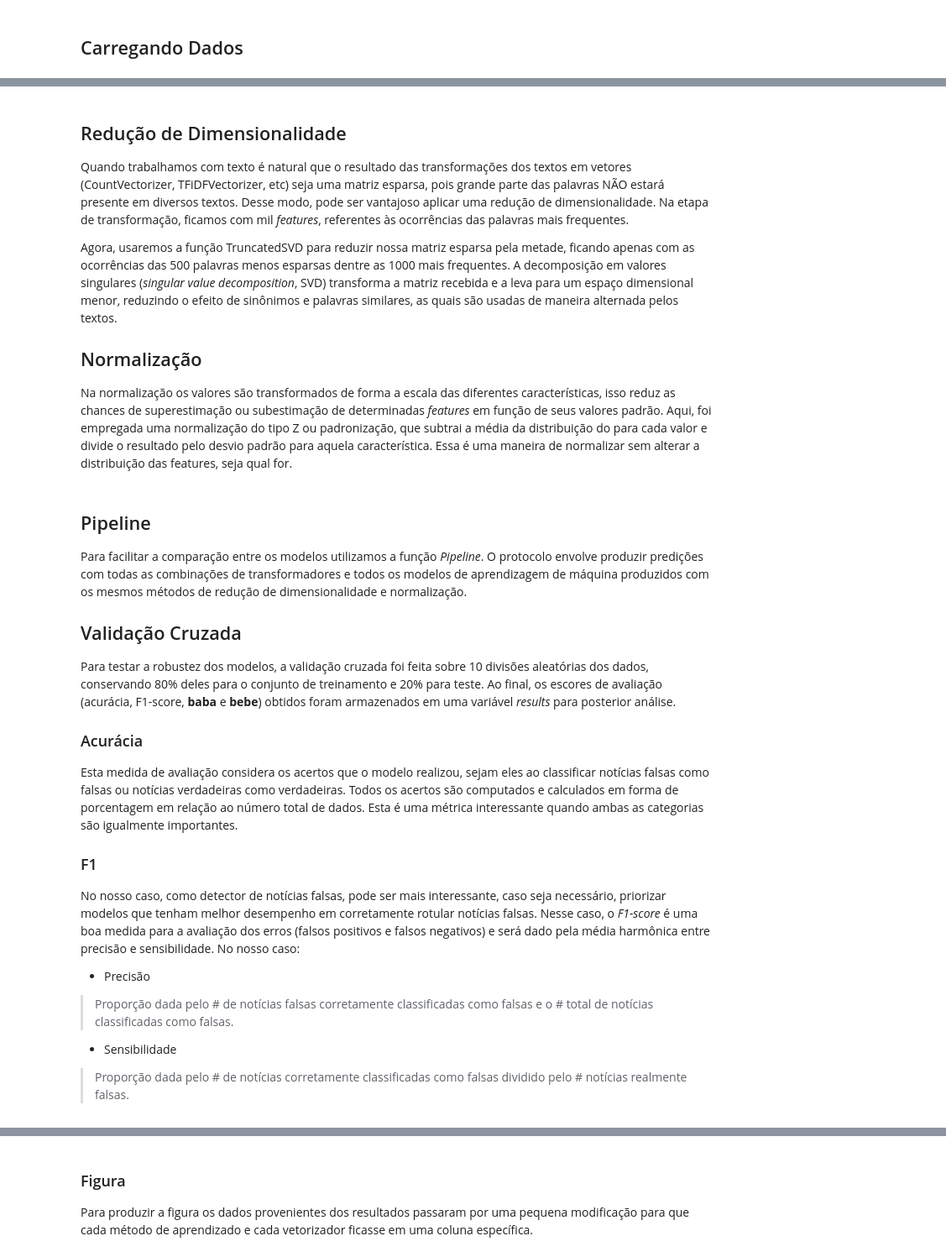
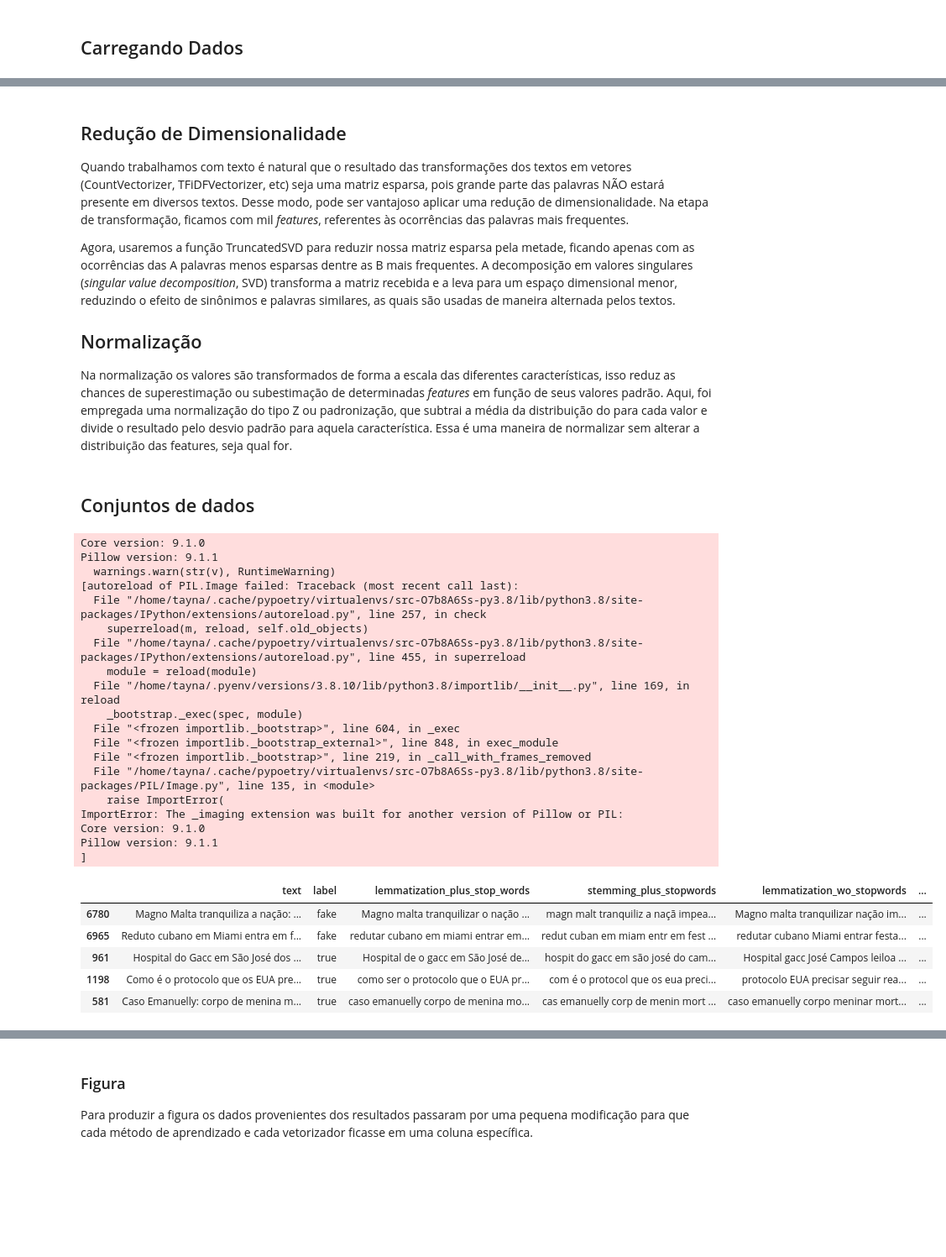
Before and after one commit to atlantico-academy/apura, a Jupyter notebook: notebooks/03 - Comparative Analysis.ipynb, the cells around one changed output, grey strips where cells are left out. Shown at 84% size. Drawn from its saved outputs; the diff is of its cells as text; code cells hidden in the pictures; blank space fills up the shorter version.

```diff
--- a/notebooks/03 - Comparative Analysis.ipynb
+++ b/notebooks/03 - Comparative Analysis.ipynb
@@ -158,7 +164,7 @@ models = list(models[i] for i in [0,2])
 
 Quando trabalhamos com texto é natural que o resultado das transformações dos textos em vetores (CountVectorizer, TFiDFVectorizer, etc) seja uma matriz esparsa, pois grande parte das palavras NÃO estará presente em diversos textos. Desse modo, pode ser vantajoso aplicar uma redução de dimensionalidade. Na etapa de transformação, ficamos com mil *features*, referentes às ocorrências das palavras mais frequentes.
 
-Agora, usaremos a função TruncatedSVD para reduzir nossa matriz esparsa pela metade, ficando apenas com as ocorrências das 500 palavras menos esparsas dentre as 1000 mais frequentes. A decomposição em valores singulares (*singular value decomposition*, SVD) transforma a matriz recebida e a leva para um espaço dimensional menor, reduzindo o efeito de sinônimos e palavras similares, as quais são usadas de maneira alternada pelos textos.
+Agora, usaremos a função TruncatedSVD para reduzir nossa matriz esparsa pela metade, ficando apenas com as ocorrências das A palavras menos esparsas dentre as B mais frequentes. A decomposição em valores singulares (*singular value decomposition*, SVD) transforma a matriz recebida e a leva para um espaço dimensional menor, reduzindo o efeito de sinônimos e palavras similares, as quais são usadas de maneira alternada pelos textos.
 
 ## Normalização
 
@@ -167,25 +173,33 @@ Na normalização os valores são transformados de forma a escala das diferentes
 pca = TruncatedSVD()
 scaler = StandardScaler()
 # %% [markdown]
-## Pipeline
-
-Para facilitar a comparação entre os modelos utilizamos a função *Pipeline*. O protocolo envolve produzir predições com todas as combinações de transformadores e todos os modelos de aprendizagem de máquina produzidos com os mesmos métodos de redução de dimensionalidade e normalização.
-
-## Validação Cruzada
-
-Para testar a robustez dos modelos, a validação cruzada foi feita sobre 10 divisões aleatórias dos dados, conservando 80% deles para o conjunto de treinamento e 20% para teste. Ao final, os escores de avaliação (acurácia, F1-score, **baba** e **bebe**) obtidos foram armazenados em uma variável *results* para posterior análise.
-
-### Acurácia
-
-Esta medida de avaliação considera os acertos que o modelo realizou, sejam eles ao classificar notícias falsas como falsas ou notícias verdadeiras como verdadeiras. Todos os acertos são computados e calculados em forma de porcentagem em relação ao número total de dados. Esta é uma métrica interessante quando ambas as categorias são igualmente importantes.
-
-### F1
-
-No nosso caso, como detector de notícias falsas, pode ser mais interessante, caso seja necessário, priorizar modelos que tenham melhor desempenho em corretamente rotular notícias falsas. Nesse caso, o *F1-score* é uma boa medida para a avaliação dos erros (falsos positivos e falsos negativos) e será dado pela média harmônica entre precisão e sensibilidade. No nosso caso:
-
-- Precisão
-> Proporção dada pelo # de notícias falsas corretamente classificadas como falsas e o # total de notícias classificadas como falsas.
-- Sensibilidade
-> Proporção dada pelo # de notícias corretamente classificadas como falsas dividido pelo # notícias realmente falsas.
+## Conjuntos de dados
 # %%
-df = pd.read_csv('../data/processed/textos_pre-processado.csv').sample(500)
+df = pd.read_csv('../data/processed/textos_pre-processados.csv')
+df.sample(5)
+# %% [output]
+Core version: 9.1.0
+Pillow version: 9.1.1
+  warnings.warn(str(v), RuntimeWarning)
+[autoreload of PIL.Image failed: Traceback (most recent call last):
+  File "/home/tayna/.cache/pypoetry/virtualenvs/src-O7b8A6Ss-py3.8/lib/python3.8/site-packages/IPython/extensions/autoreload.py", line 257, in check
+    superreload(m, reload, self.old_objects)
+  File "/home/tayna/.cache/pypoetry/virtualenvs/src-O7b8A6Ss-py3.8/lib/python3.8/site-packages/IPython/extensions/autoreload.py", line 455, in superreload
+    module = reload(module)
+  File "/home/tayna/.pyenv/versions/3.8.10/lib/python3.8/importlib/__init__.py", line 169, in reload
+    _bootstrap._exec(spec, module)
+  File "<frozen importlib._bootstrap>", line 604, in _exec
+  File "<frozen importlib._bootstrap_external>", line 848, in exec_module
+  File "<frozen importlib._bootstrap>", line 219, in _call_with_frames_removed
+  File "/home/tayna/.cache/pypoetry/virtualenvs/src-O7b8A6Ss-py3.8/lib/python3.8/site-packages/PIL/Image.py", line 135, in <module>
+    raise ImportError(
+ImportError: The _imaging extension was built for another version of Pillow or PIL:
+Core version: 9.1.0
+Pillow version: 9.1.1
+]
+|  | text | label | lemmatization_plus_stop_words | stemming_plus_stopwords | lemmatization_wo_stopwords | ... |
+| 6780 | Magno Malta tranquiliza a nação: ... | fake | Magno malta tranquilizar o nação ... | magn malt tranquiliz a naçã impea... | Magno malta tranquilizar nação im... | ... |
+| 6965 | Reduto cubano em Miami entra em f... | fake | redutar cubano em miami entrar em... | redut cuban em miam entr em fest ... | redutar cubano Miami entrar festa... | ... |
+| 961 | Hospital do Gacc em São José dos ... | true | Hospital de o gacc em São José de... | hospit do gacc em são josé do cam... | Hospital gacc José Campos leiloa ... | ... |
+| 1198 | Como é o protocolo que os EUA pre... | true | como ser o protocolo que o EUA pr... | com é o protocol que os eua preci... | protocolo EUA precisar seguir rea... | ... |
+| 581 | Caso Emanuelly: corpo de menina m... | true | caso emanuelly corpo de menina mo... | cas emanuelly corp de menin mort ... | caso emanuelly corpo meninar mort... | ... |
```
Also changed, not shown: parts of 17 cells of this notebook.
